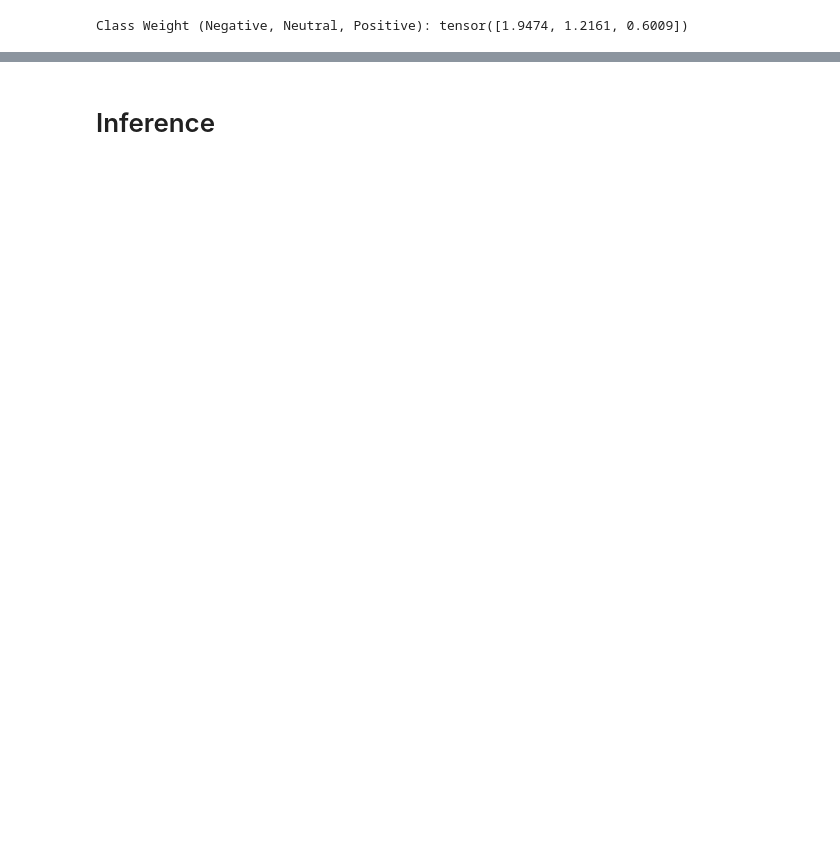
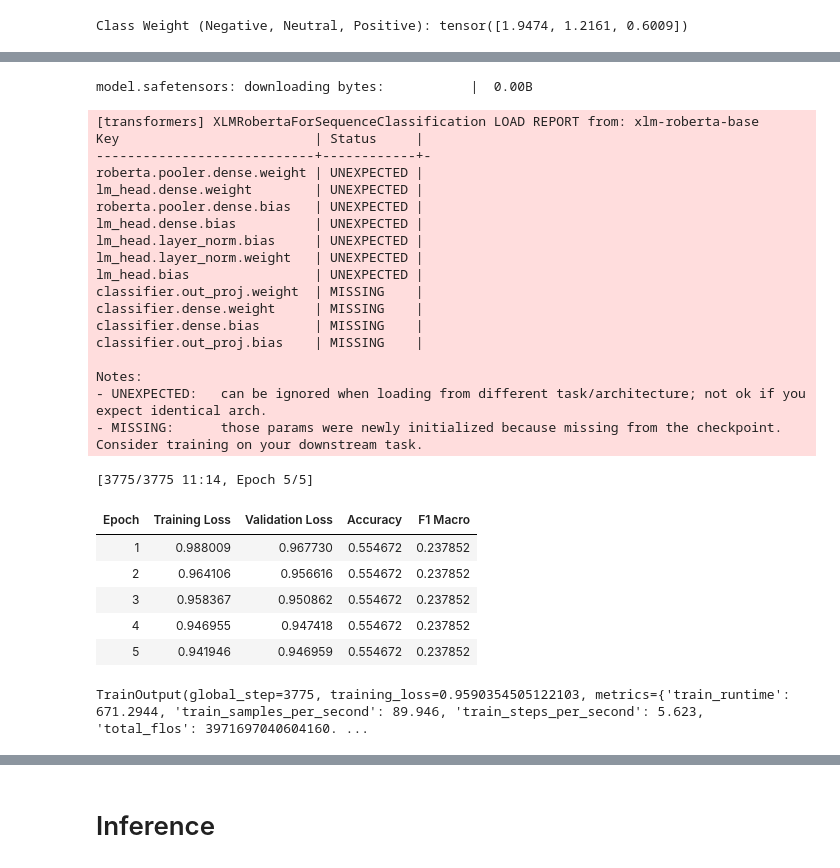
Before and after one commit to bimobirra/Explainable-XLM-R-for-Code-Mixed-Low-Resources-Language, a Jupyter notebook: Explainable_XLM_R.ipynb, the cells around one changed output, grey strips where cells are left out. Drawn from its saved outputs; the diff is of its cells as text; code cells hidden in the pictures; blank space fills up the shorter version.

Commit message:
feat: Added revised Modelling notebook

```diff
--- a/Explainable_XLM_R.ipynb
+++ b/Explainable_XLM_R.ipynb
@@ -197,8 +196,8 @@ df_model.to_csv("cleaned_comments.csv", sep=';', index=False)
 # %% [markdown]
 # Model Training
 # %%
-# Data Splitting
-train_texts, test_texts, train_labels, test_labels = train_test_split(
+# Data Splitting (80% train, 10% validation, 10% test)
+train_texts, temp_texts, train_labels, temp_labels = train_test_split(
     df_model["text"].tolist(),
     df_model["label"].tolist(),
     test_size=0.2,
@@ -206,7 +205,16 @@ train_texts, test_texts, train_labels, test_labels = train_test_split(
     stratify=df_model["label"].tolist()
 )
 
+val_texts, test_texts, val_labels, test_labels = train_test_split(
+    temp_texts,
+    temp_labels,
+    test_size=0.5,
+    random_state=RANDOM_SEED,
+    stratify=temp_labels
+)
+
 print(f"Training Data Row: {len(train_texts)}")
+print(f"Validation Data Row: {len(val_texts)}")
 print(f"Testing Data Row: {len(test_texts)}")
 # %% [output]
 Training Data Row: 12076
@@ -229,6 +238,7 @@ tokenizer = AutoTokenizer.from_pretrained("xlm-roberta-base")
 
 # Convert List to HuggingFace Dataset Format
 train_dataset = Dataset.from_dict({"text": train_texts, "labels": train_labels})
+val_dataset = Dataset.from_dict({"text": val_texts, "labels": val_labels})
 test_dataset = Dataset.from_dict({"text": test_texts, "labels": test_labels})
 
 def tokenizer_func(text):
@@ -236,5 +246,6 @@ def tokenizer_func(text):
 
 # Apply Tokenizer
 tokenized_train = train_dataset.map(tokenizer_func, batched=True)
+tokenized_val = val_dataset.map(tokenizer_func, batched=True)
 tokenized_test = test_dataset.map(tokenizer_func, batched=True)
 # %% [output]
@@ -258,7 +266,7 @@ class CustomTrainer(Trainer):
       self.class_weights = self.class_weights.to(logits.device)
       loss_fct = torch.nn.CrossEntropyLoss(weight=self.class_weights)
     else:
-      loss_fct = torch.nn.CorssEntropyLoss()
+      loss_fct = torch.nn.CrossEntropyLoss()
 
     loss = loss_fct(logits.view(-1, self.model.config.num_labels), labels.view(-1))
 
@@ -265,0 +287,62 @@ class CustomTrainer(Trainer):
+# %%
+from transformers import set_seed
+set_seed(RANDOM_SEED)
+
+model_baseline = AutoModelForSequenceClassification.from_pretrained("xlm-roberta-base", num_labels=3)
+
+for param in model_baseline.roberta.parameters():
+    param.requires_grad = False
+
+training_args_baseline = TrainingArguments(
+    output_dir="./model_output_baseline",
+    eval_strategy="epoch",
+    save_strategy="epoch",
+    learning_rate=2e-5,
+    per_device_train_batch_size=16,
+    per_device_eval_batch_size=16,
+    num_train_epochs=5,
+    weight_decay=0.01,
+    lr_scheduler_type="cosine",
+    label_smoothing_factor=0.1,
+    load_best_model_at_end=True,
+    metric_for_best_model="f1_macro",
+    seed=RANDOM_SEED,
+)
+
+trainer_baseline = CustomTrainer(
+    model=model_baseline,
+    args=training_args_baseline,
+    train_dataset=tokenized_train,
+    eval_dataset=tokenized_val,
+    compute_metrics=compute_metrics,
+    class_weights=None,
+)
+trainer_baseline.train()
+# %% [output]
+model.safetensors: downloading bytes:           |  0.00B
+[transformers] XLMRobertaForSequenceClassification LOAD REPORT from: xlm-roberta-base
+Key                         | Status     |
+----------------------------+------------+-
+roberta.pooler.dense.weight | UNEXPECTED |
+lm_head.dense.weight        | UNEXPECTED |
+roberta.pooler.dense.bias   | UNEXPECTED |
+lm_head.dense.bias          | UNEXPECTED |
+lm_head.layer_norm.bias     | UNEXPECTED |
+lm_head.layer_norm.weight   | UNEXPECTED |
+lm_head.bias                | UNEXPECTED |
+classifier.out_proj.weight  | MISSING    |
+classifier.dense.weight     | MISSING    |
+classifier.dense.bias       | MISSING    |
+classifier.out_proj.bias    | MISSING    |
+
+Notes:
+- UNEXPECTED:   can be ignored when loading from different task/architecture; not ok if you expect identical arch.
+- MISSING:      those params were newly initialized because missing from the checkpoint. Consider training on your downstream task.
+[3775/3775 11:14, Epoch 5/5]
+| Epoch | Training Loss | Validation Loss | Accuracy | F1 Macro |
+| 1 | 0.988009 | 0.967730 | 0.554672 | 0.237852 |
+| 2 | 0.964106 | 0.956616 | 0.554672 | 0.237852 |
+| 3 | 0.958367 | 0.950862 | 0.554672 | 0.237852 |
+| 4 | 0.946955 | 0.947418 | 0.554672 | 0.237852 |
+| 5 | 0.941946 | 0.946959 | 0.554672 | 0.237852 |
+TrainOutput(global_step=3775, training_loss=0.9590354505122103, metrics={'train_runtime': 671.2944, 'train_samples_per_second': 89.946, 'train_steps_per_second': 5.623, 'total_flos': 3971697040604160. ...
```
Also changed, not shown: parts of 17 cells of this notebook.
